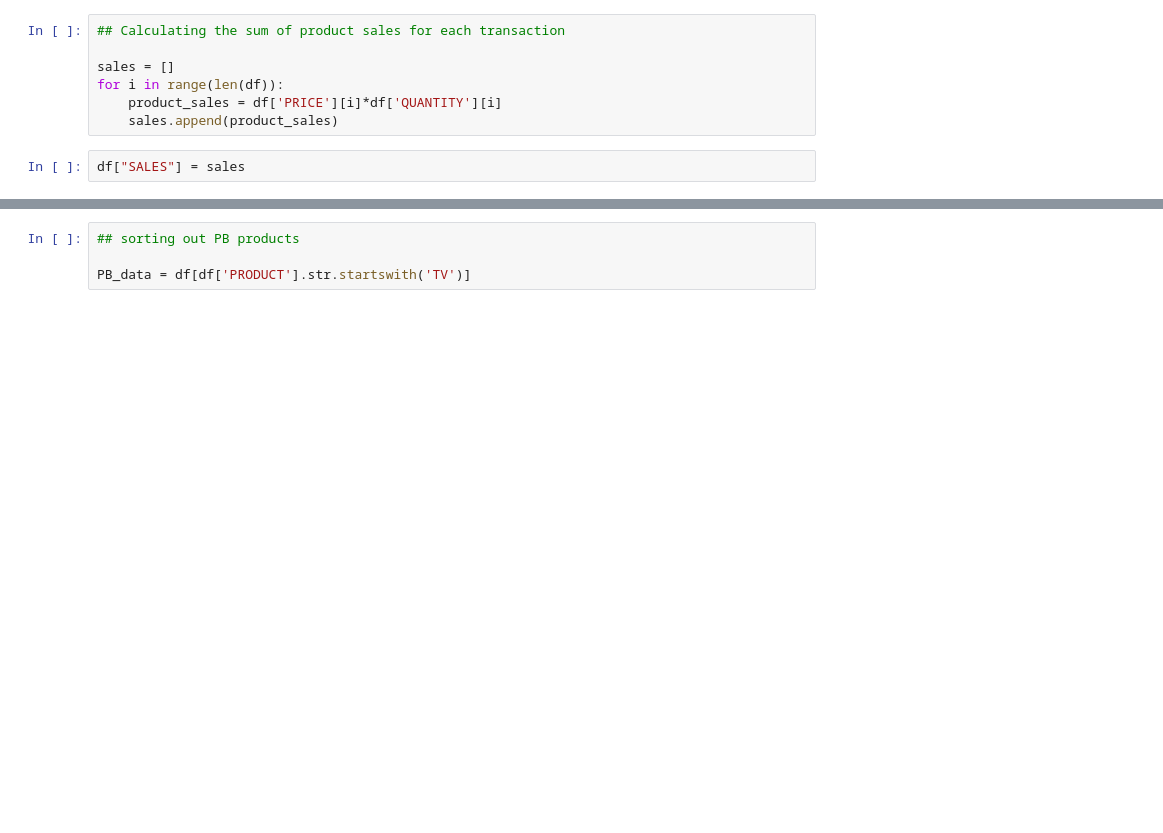
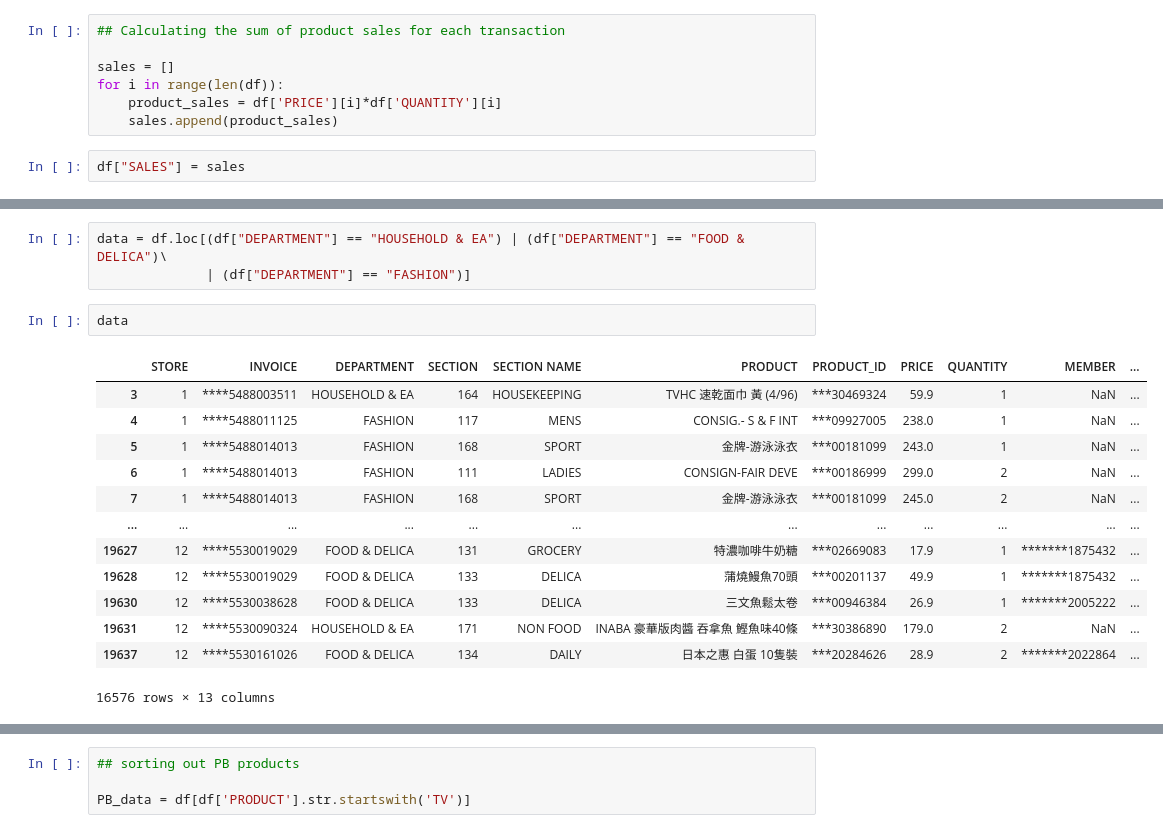
Before and after one commit to Isaacwcl/MSBA-Capstone, a Jupyter notebook: MSBA7005 Project.ipynb, the cells around one changed output, grey strips where cells are left out. Cells and saved outputs as stored; diff of their text form; blank space fills up the shorter version.

```diff
--- a/MSBA7005 Project.ipynb
+++ b/MSBA7005 Project.ipynb
@@ -29,0 +89,19 @@ df["SALES"] = sales
+# %%
+data = df.loc[(df["DEPARTMENT"] == "HOUSEHOLD & EA") | (df["DEPARTMENT"] == "FOOD & DELICA")\
+              | (df["DEPARTMENT"] == "FASHION")]
+# %%
+data
+# %% [output]
+|  | STORE | INVOICE | DEPARTMENT | SECTION | SECTION NAME | PRODUCT | PRODUCT_ID | PRICE | QUANTITY | MEMBER | ... |
+| 3 | 1 | ****5488003511 | HOUSEHOLD & EA | 164 | HOUSEKEEPING | TVHC 速乾面巾 黃 (4/96) | ***30469324 | 59.9 | 1 | NaN | ... |
+| 4 | 1 | ****5488011125 | FASHION | 117 | MENS | CONSIG.- S & F INT | ***09927005 | 238.0 | 1 | NaN | ... |
+| 5 | 1 | ****5488014013 | FASHION | 168 | SPORT | 金牌-游泳泳衣 | ***00181099 | 243.0 | 1 | NaN | ... |
+| 6 | 1 | ****5488014013 | FASHION | 111 | LADIES | CONSIGN-FAIR DEVE | ***00186999 | 299.0 | 2 | NaN | ... |
+| 7 | 1 | ****5488014013 | FASHION | 168 | SPORT | 金牌-游泳泳衣 | ***00181099 | 245.0 | 2 | NaN | ... |
+| ... | ... | ... | ... | ... | ... | ... | ... | ... | ... | ... | ... |
+| 19627 | 12 | ****5530019029 | FOOD & DELICA | 131 | GROCERY | 特濃咖啡牛奶糖 | ***02669083 | 17.9 | 1 | *******1875432 | ... |
+| 19628 | 12 | ****5530019029 | FOOD & DELICA | 133 | DELICA | 蒲燒鰻魚70頭 | ***00201137 | 49.9 | 1 | *******1875432 | ... |
+| 19630 | 12 | ****5530038628 | FOOD & DELICA | 133 | DELICA | 三文魚鬆太卷 | ***00946384 | 26.9 | 1 | *******2005222 | ... |
+| 19631 | 12 | ****5530090324 | HOUSEHOLD & EA | 171 | NON FOOD | INABA 豪華版肉醬 吞拿魚 鰹魚味40條 | ***30386890 | 179.0 | 2 | NaN | ... |
+| 19637 | 12 | ****5530161026 | FOOD & DELICA | 134 | DAILY | 日本之惠 白蛋 10隻裝 | ***20284626 | 28.9 | 2 | *******2022864 | ... |
+16576 rows × 13 columns
```
Also changed, not shown: parts of 190 cells of this notebook.
